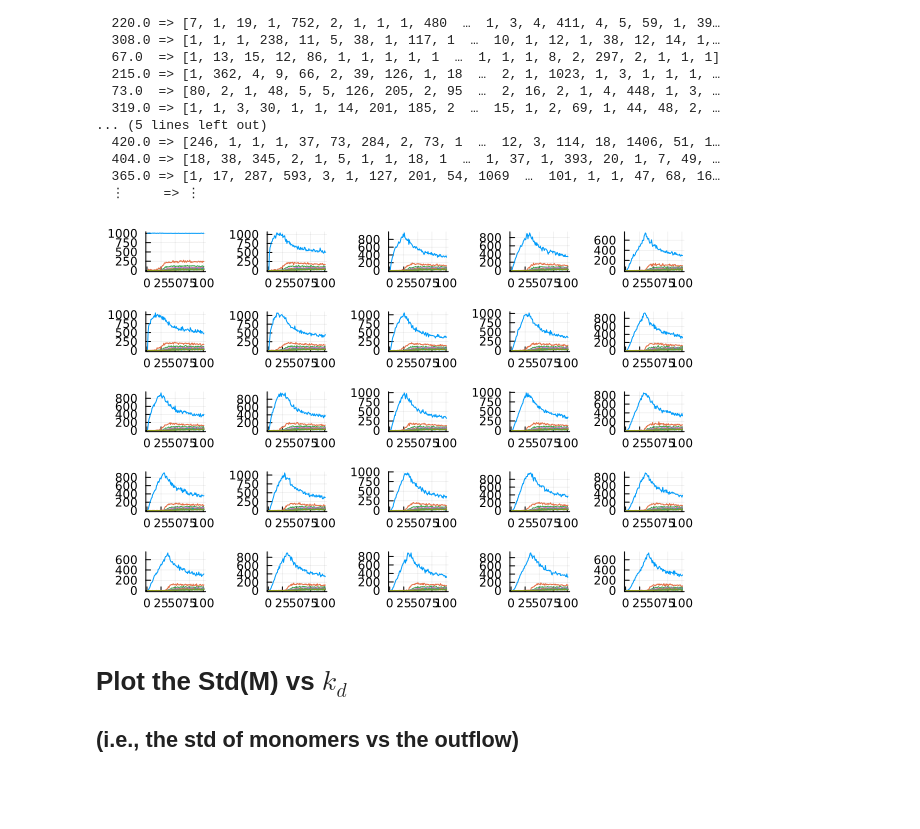
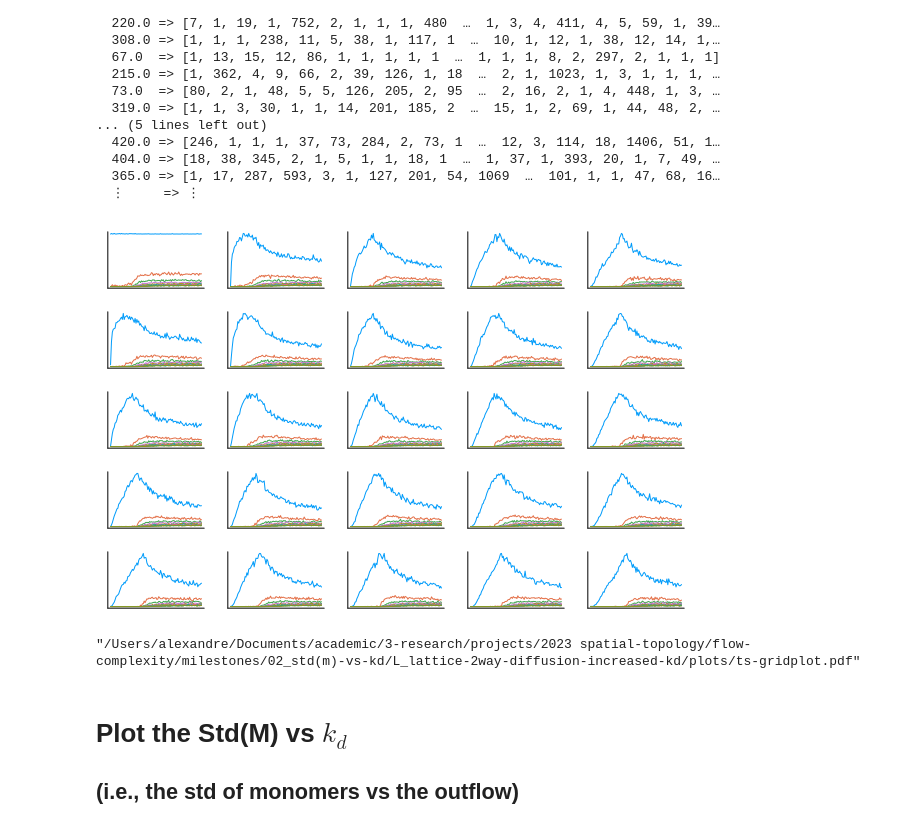
Before and after one commit to colemathis/flow-complexity, a Jupyter notebook: milestones/02_std(m)-vs-kd/L_lattice-2way-diffusion-increased-kd/plot.ipynb, the cells around one changed output. Saved outputs shown, nothing was run; the diff lists cells and outputs as text; code cells hidden in the pictures; blank space fills up the shorter version.

Commit message:
update plotting scripts

```diff
--- a/milestones/02_std(m)-vs-kd/L_lattice-2way-diffusion-increased-kd/plot.ipynb
+++ b/milestones/02_std(m)-vs-kd/L_lattice-2way-diffusion-increased-kd/plot.ipynb
@@ -103,35 +103,38 @@ time_series_df = FlowComplexity.convert_timeseries_to_tidy_df(sim.time_evolution
 # Populate the population array using efficient DataFrame operations
 for row in eachrow(time_series_df)
 
     i = Int(row[:reactor])
     j = round(Int, row[:time]) + 1 # indexing starts at 1
     k = parse(Int, row[:variable]) # to account for absent data (i.e., zero)
     if k > nspecies
         continue
     end
     # println(row)
     # println("i=$i j=$j k=$k")
     pop_array[i, j, k] = row[:value]
 end
 
 # Create a 3x3 grid plot
 plot_grid = plot(layout = (5, 5))
 
 # Loop over each subplot
 for i in 1:nchem
     # Extract the time series data for the i-th plot
     time_series_data = pop_array[i, :, :]
 
     # Create a subplot for each species in the time series
     p = plot()
     for j in 1:nspecies
-        plot!(plot_grid[i], 1:max_t, time_series_data[:, j], label = "Species $j", legend = :none)
+        # plot!(plot_grid[i], 1:max_t, time_series_data[:, j], label = "Species $j", legend = :none)
+        plot!(plot_grid[i], 1:max_t, time_series_data[:, j], label = "Species $j", legend = :none, xlabel="", ylabel="", xticks=false, yticks=false)
     end
 end
 
 display(plot_grid)
+savefig(plot_grid, "./plots/ts-gridplot.pdf")
 # %% [output]
-[figure, old version]
+[figure, new version]
+"/Users/alexandre/Documents/academic/3-research/projects/2023 spatial-topology/flow-complexity/milestones/02_std(m)-vs-kd/L_lattice-2way-diffusion-increased-kd/plots/ts-gridplot.pdf"
 # %% [markdown]
 # Plot the Std(M) vs $k_d$
 
```
Also changed, not shown: 1 other file.
